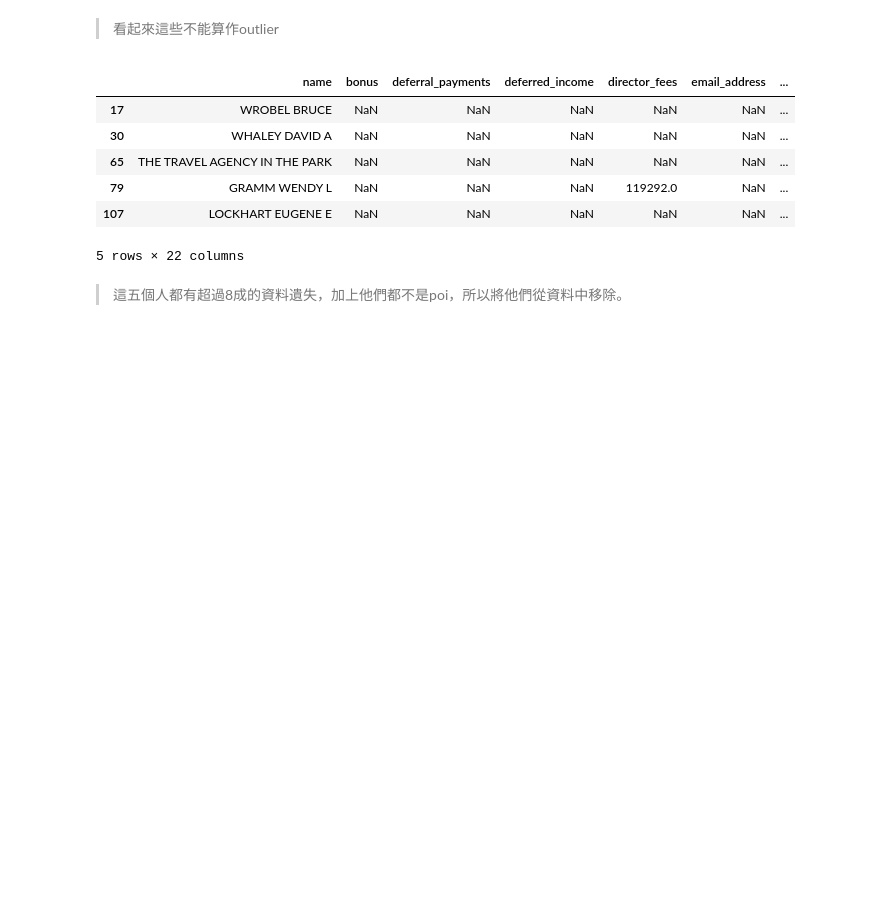
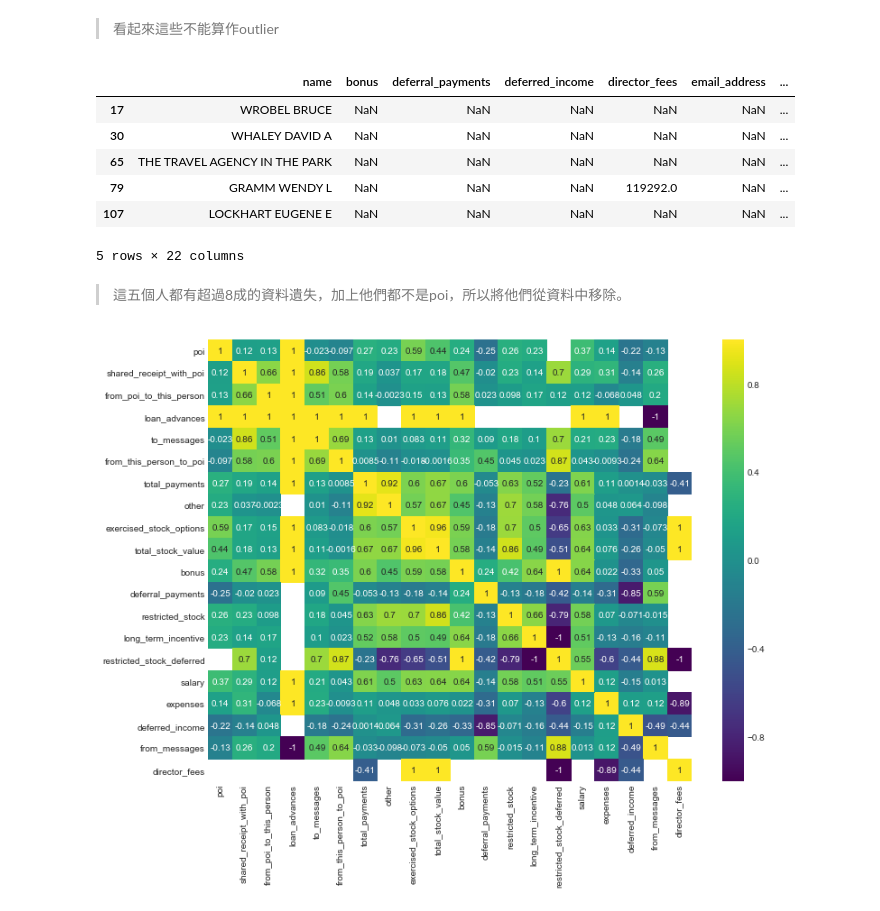
Before and after one commit to eatPizza311/ML100-Days, a Jupyter notebook: Homework/midterm.ipynb, the cells around one changed output. Saved outputs shown, nothing was run; the diff lists cells and outputs as text; code cells hidden in the pictures; blank space fills up the shorter version.

```diff
--- a/Homework/midterm.ipynb
+++ b/Homework/midterm.ipynb
@@ -367,3 +387,14 @@ train_X = df_fixed[:train_num]
 test_X = df_fixed[train_num:]
 # %% [markdown]
 > 這五個人都有超過8成的資料遺失，加上他們都不是poi，所以將他們從資料中移除。
+# %%
+k = 21 #number of variables for heatmap
+df_corr = copy.deepcopy(df_fixed)
+df_corr['poi'] = df_train['poi']
+cols = df_corr.corr().nlargest(k, 'poi')['poi'].index
+cm = df_train[cols].corr()
+plt.figure(figsize=(12,9))
+sns.heatmap(cm, annot=True, cmap = 'viridis')
+plt.show()
+# %% [output]
+[figure, added]
```
Also changed, not shown: parts of 13 cells of this notebook, 1 other file.
